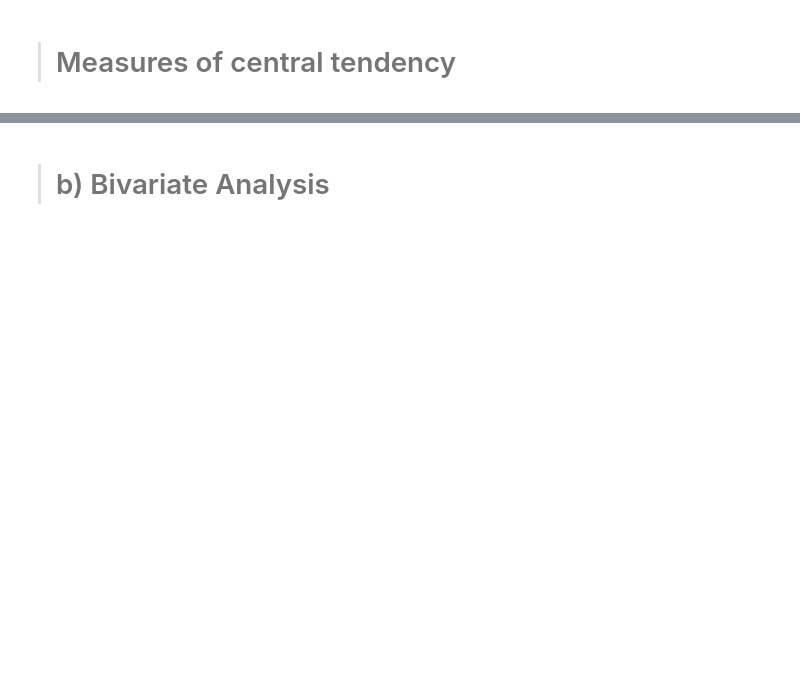
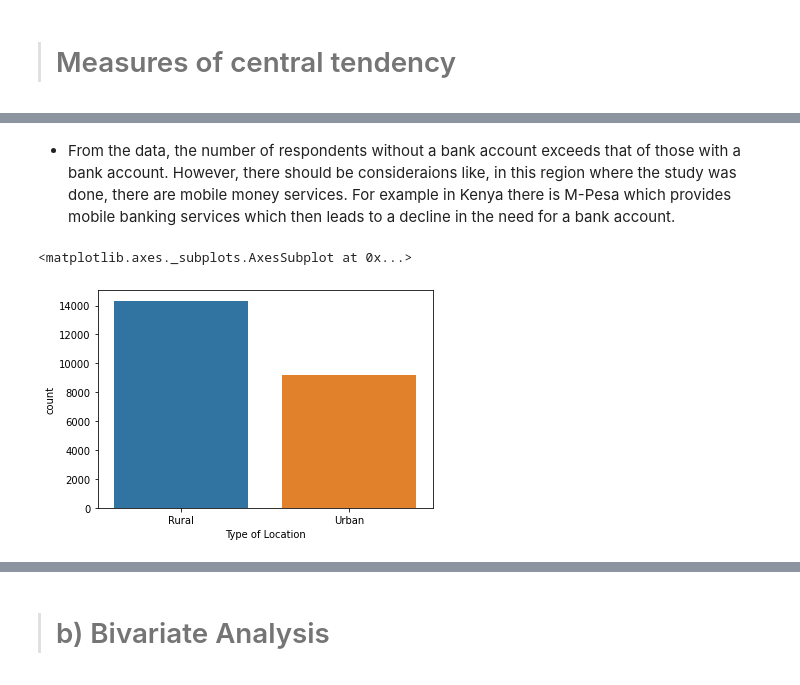
Before and after one commit to WinnieAnyoso/week-2-IP-core-, a Jupyter notebook: week2_Independent_project_core.ipynb, the cells around one changed output, grey strips where cells are left out. Saved outputs shown, nothing was run; the diff lists cells and outputs as text; code cells hidden in the pictures; blank space fills up the shorter version.

```diff
--- a/week2_Independent_project_core.ipynb
+++ b/week2_Independent_project_core.ipynb
@@ -300,0 +357,8 @@ kurtosis = 0.09844652254807196
+# %% [markdown]
+* From the data, the number of respondents without a bank account exceeds that of those with a bank account. However, there should be consideraions like, in this region where the study was done, there are mobile money services. For example in Kenya there is M-Pesa which provides mobile banking services which then leads to a decline in the need for a bank account.
+# %%
+# plot showing the count in various types of locations
+sns.countplot(df['Type of Location'])
+# %% [output]
+<matplotlib.axes._subplots.AxesSubplot at 0x...>
+[figure, added]
```
Also changed, not shown: parts of 52 cells of this notebook.
